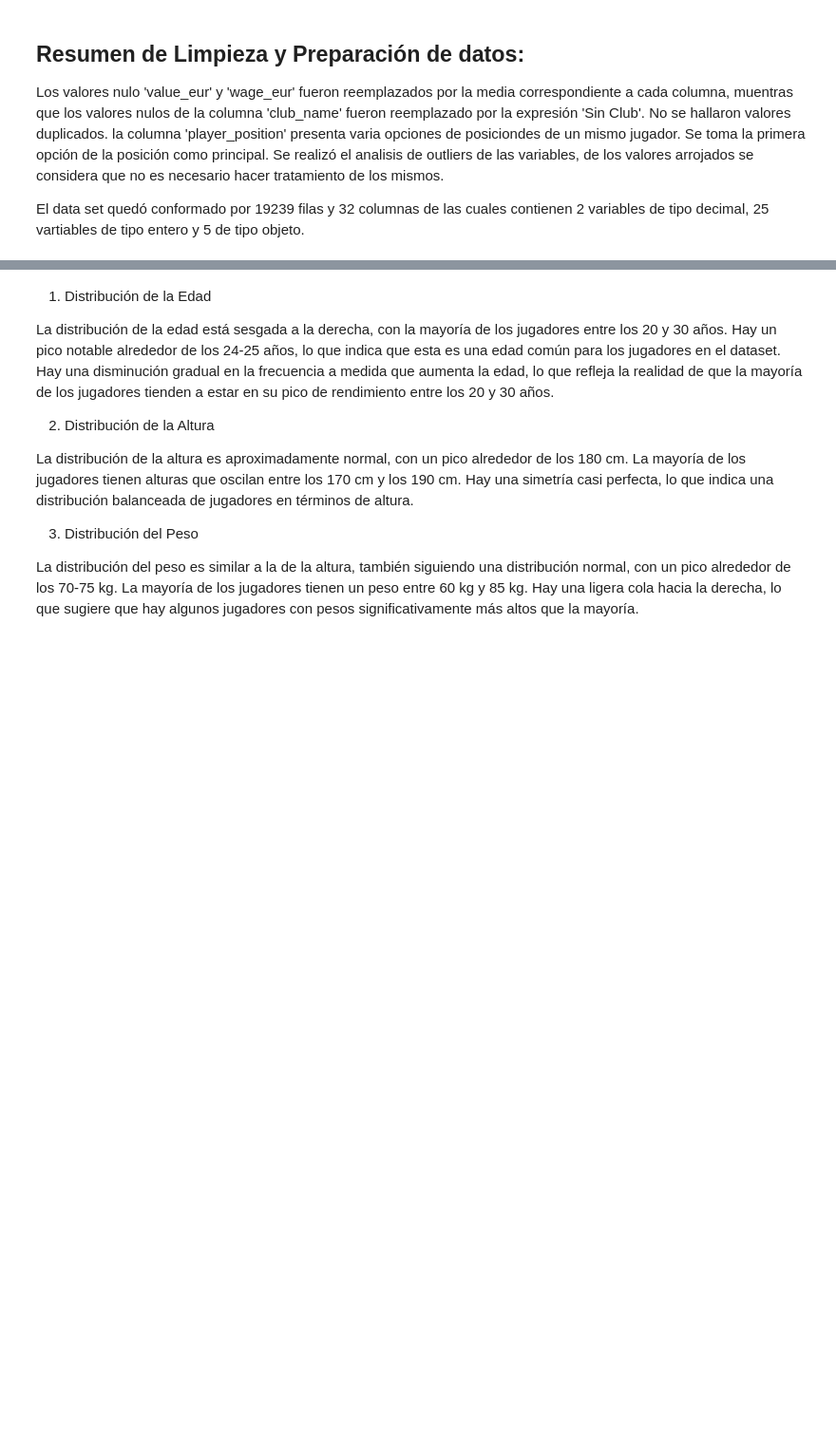
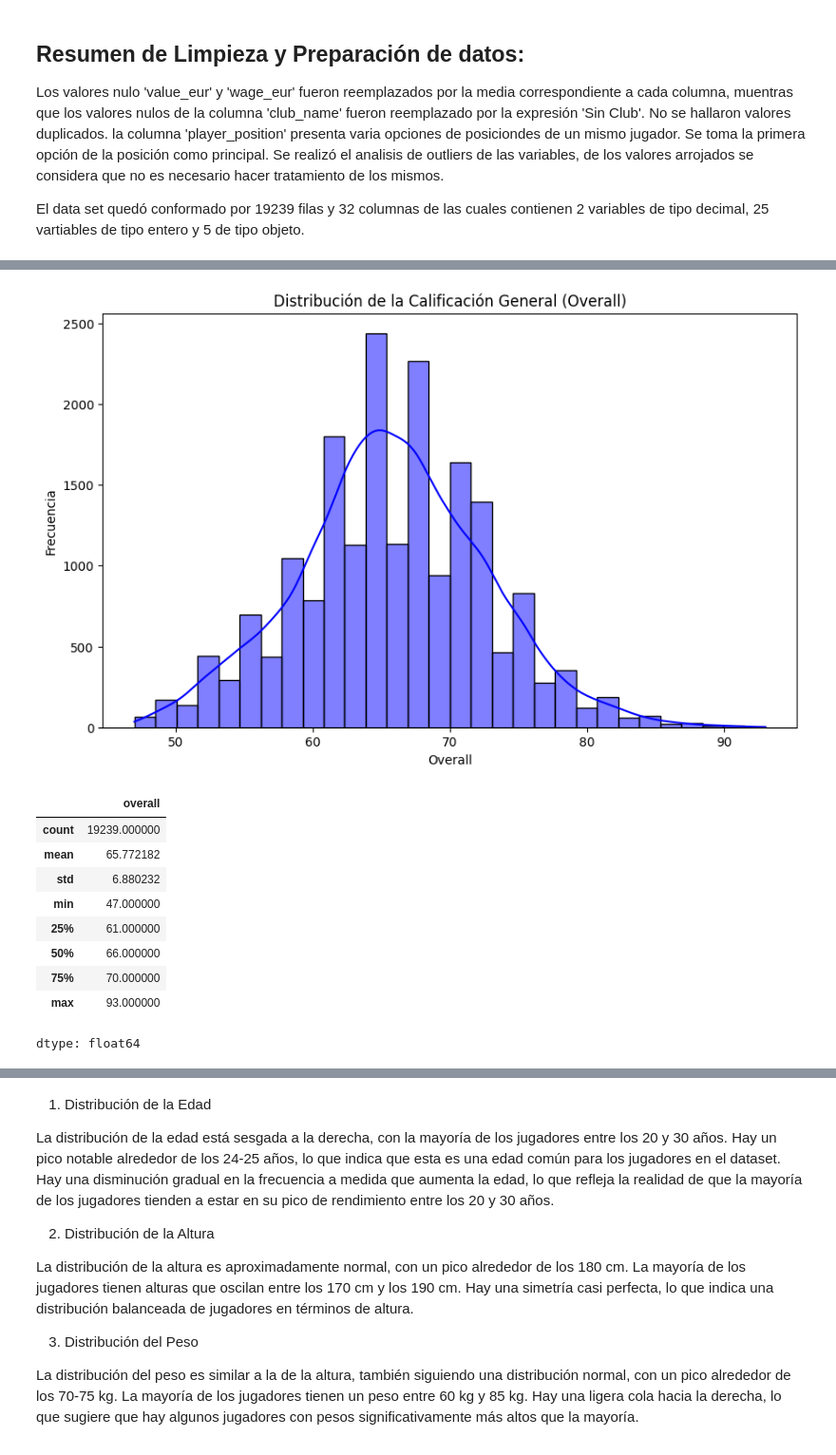
Before and after one commit to CarlaLS/Entregas-CoderHouse-Ciencia-de-Datos-II, a Jupyter notebook: FiFA22_Carla_Salamone.ipynb, the cells around one changed output, grey strips where cells are left out. Shown at 95% size. Drawn from its saved outputs; the diff is of its cells as text; code cells hidden in the pictures; blank space fills up the shorter version.

```diff
--- a/FiFA22_Carla_Salamone.ipynb
+++ b/FiFA22_Carla_Salamone.ipynb
@@ -378,0 +382,23 @@ Analisis Univariado
+# %%
+# Histograma de la variable overall
+plt.figure(figsize=(10,6))
+sns.histplot(df_FIFA_nuevo['overall'], bins=30, kde=True, color='blue')
+plt.title('Distribución de la Calificación General (Overall)')
+plt.xlabel('Overall')
+plt.ylabel('Frecuencia')
+plt.show()
+
+# Estadísticas descriptivas de overall
+df_FIFA_nuevo['overall'].describe()
+# %% [output]
+[figure, added]
+|  | overall |
+| count | 19239.000000 |
+| mean | 65.772182 |
+| std | 6.880232 |
+| min | 47.000000 |
+| 25% | 61.000000 |
+| 50% | 66.000000 |
+| 75% | 70.000000 |
+| max | 93.000000 |
+dtype: float64
```
Also changed, not shown: parts of 42 cells of this notebook.
